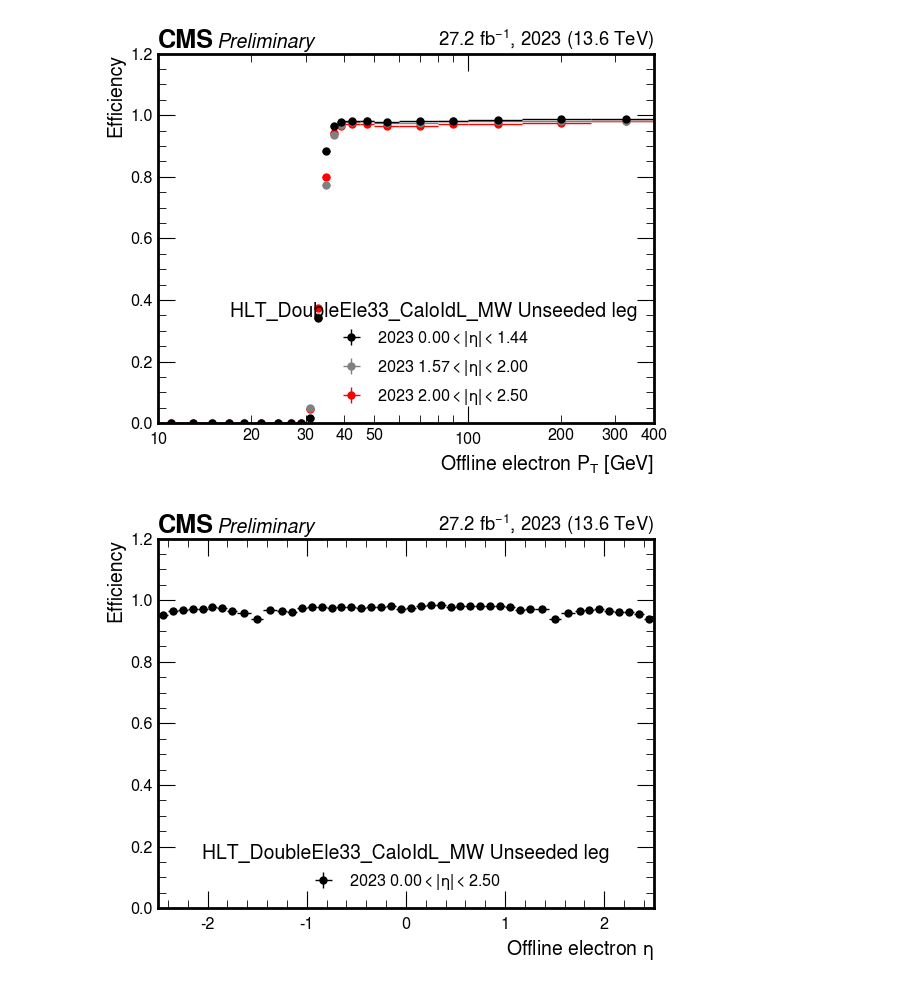
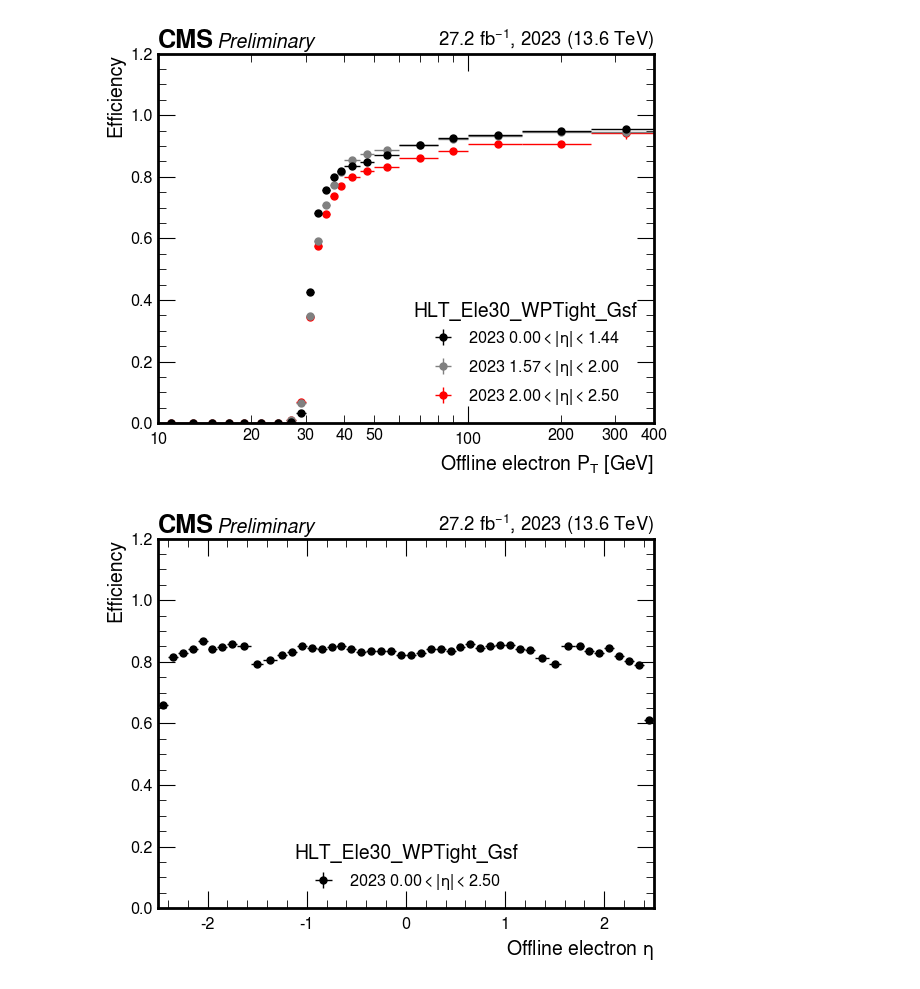
Before and after one commit to ikrommyd/egamma-tnp, a Jupyter notebook: DPNote_EGM_2023.ipynb, the cells around one changed output. Cells and saved outputs as stored; diff of their text form; code cells hidden in the pictures.

Commit message:
created Ele30 plots with ntuples

```diff
--- a/DPNote_EGM_2023.ipynb
+++ b/DPNote_EGM_2023.ipynb
@@ -103,7 +103,7 @@ lumis = {
     "2023D": 9.525,
 }
 # %%
-file = "Run2023_DoubleEle33UnseededLeg_ntuples.root"
+file = "Run2023_Ele30_ntuples.root"
 run = file.split("_")[0][3:]
 threshold = file.split("_")[1].split(".")[0]
 if threshold == "Ele32" or threshold == "Ele30":
@@ -192,32 +192,32 @@ plot_efficiency(
 
 hep.cms.label(
     "Preliminary", data=True, lumi=lumi, year=year, com=13.6, lumi_format="{0:.1f}"
 )
 pt_setup_func(loc="lower right", title=title)
 plt.savefig(f"DPNote_EGM_2023_plots/{filename}_{run}_eff_pt.pdf")
 plt.show()
 
 plot_efficiency(
     heta_entire_pass, heta_entire_all, label=f"{run} $0.00 < |\eta| < 2.50$", color="k"
 )
 
 hep.cms.label(
     "Preliminary", data=True, lumi=lumi, year=year, com=13.6, lumi_format="{0:.1f}"
 )
 eta_plot_setup(loc="lower center", title=title)
 plt.savefig(f"DPNote_EGM_2023_plots/{filename}_{run}_eff_eta.pdf")
 plt.show()
 
 plot_efficiency(
     hphi_entire_pass, hphi_entire_all, label=f"{run} $0.00 < |\eta| < 2.50$", color="k"
 )
 
 hep.cms.label(
     "Preliminary", data=True, lumi=lumi, year=year, com=13.6, lumi_format="{0:.1f}"
 )
 phi_plot_setup(loc="lower center", title=title)
 plt.savefig(f"DPNote_EGM_2023_plots/{filename}_{run}_eff_phi.pdf")
 plt.show()
 # %% [output]
-[figure, old version]
+[figure, new version]
-[figure, old version]
+[figure, new version]
```
Also changed, not shown: parts of 9 cells of this notebook, 1 other file.
